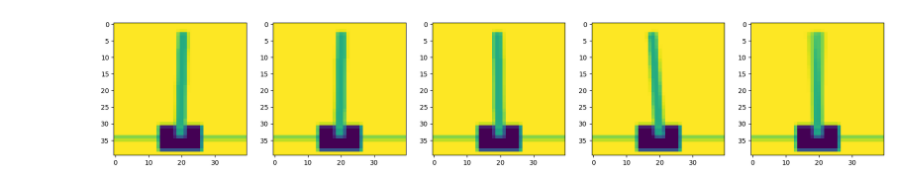
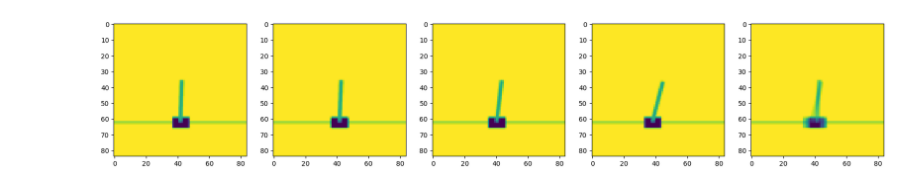
Before and after one commit to anobi/cartpole-dqn-gym, a Jupyter notebook: cartpole_dqn.ipynb, the cells around one changed output. Drawn from its saved outputs; the diff is of its cells as text; code cells hidden in the pictures.

```diff
--- a/cartpole_dqn.ipynb
+++ b/cartpole_dqn.ipynb
@@ -236,9 +214,10 @@ num_episodes = 50
 screen_buffer = []
 for ie in range(num_episodes):
     env.reset()
+    frame = env.render()
 
     for i in range(4):
-        screen_buffer.append(get_screen())
+        screen_buffer.append(get_torch_screen(frame))
 
 
     state = torch.stack(screen_buffer).to(device)
@@ -254,7 +233,8 @@ for ie in range(num_episodes):
             next_state = None
         else:
             _, *screen_buffer = screen_buffer
-            screen_buffer.append(get_screen())
+            frame = env.render()
+            screen_buffer.append(get_torch_screen(frame))
             next_state = torch.stack(screen_buffer).to(device)
 
         if t == 4:
@@ -282,39 +263,38 @@ RuntimeError: shape '[1, 1]' is invalid for input of size 4
 # %%
 
 env.reset()
 
 screens = []
-screens.append(get_screen().cpu().squeeze(0).numpy())
+screens.append(get_torch_screen(env.render()).cpu().squeeze(0).numpy())
 
-env.step(1)
-env.step(1)
-screens.append(get_screen().cpu().squeeze(0).numpy())
+for _ in range(0, 3):
+    env.step(0)
+screens.append(get_torch_screen(env.render()).cpu().squeeze(0).numpy())
 
-env.step(1)
-env.step(1)
-screens.append(get_screen().cpu().squeeze(0).numpy())
+for _ in range(0, 3):
+    env.step(0)
+screens.append(get_torch_screen(env.render()).cpu().squeeze(0).numpy())
 
-env.step(1)
-env.step(1)
-screens.append(get_screen().cpu().squeeze(0).numpy())
+for _ in range(0, 3):
+    env.step(0)
+screens.append(get_torch_screen(env.render()).cpu().squeeze(0).numpy())
 
 #screens = [
 #    get_screen().cpu().squeeze(0).numpy(),
 #    get_screen().cpu().squeeze(0).numpy(),
 #    get_screen().cpu().squeeze(0).numpy(),
 #    get_screen().cpu().squeeze(0).numpy()
 #]
 
 f, grid = plt.subplots(1,5, figsize=(21, 21))
 for ax, im in zip(grid, screens + [np.add.reduce(screens)]):
     ax.imshow(im)
 
-env.render()
 env.close()
 plt.ioff()
 plt.show()
 # %% [output]
-[figure, old version]
+[figure, new version]
 # %%
 a = [1, 1, 0, 0]
 b = [0, 0, 1, 1]
```
Also changed, not shown: parts of 2 cells of this notebook, 5 other files.
